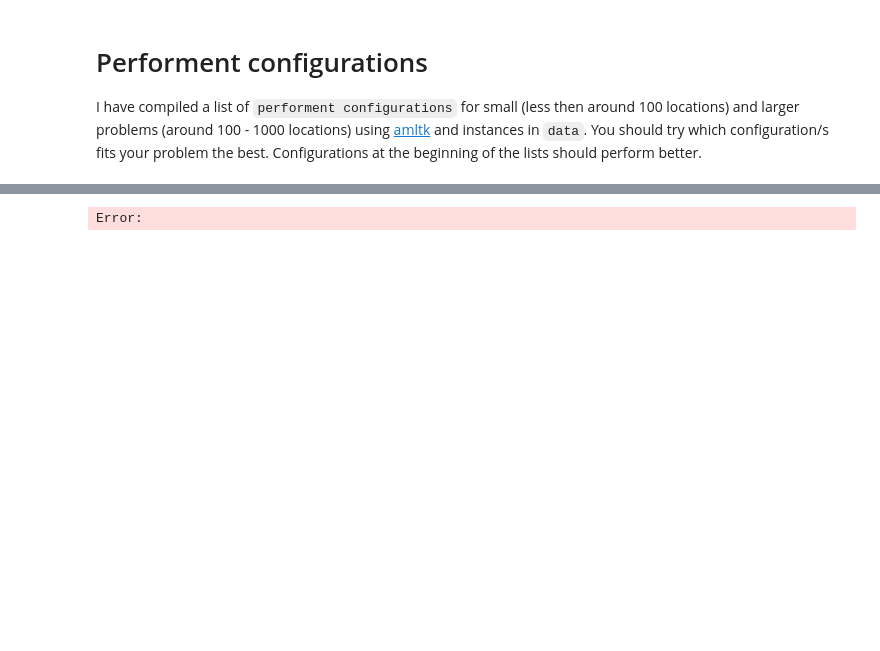
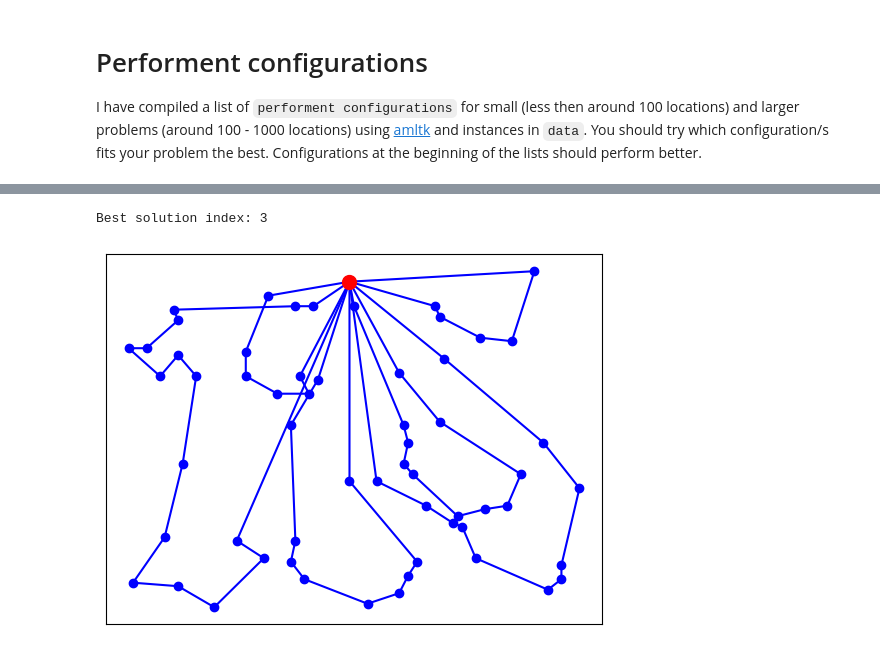
Before and after one commit to Karilli/CVRP-solver, a Jupyter notebook: usage.ipynb, the cells around one changed output, grey strips where cells are left out. Cells and saved outputs as stored; diff of their text form; code cells hidden in the pictures; blank space fills up the shorter version.

```diff
--- a/usage.ipynb
+++ b/usage.ipynb
@@ -92,23 +95,52 @@ Error:
-# %%
-N_WORKERS = 2
-SAMPLE_CONFIGS = [
-    config | {"TIME_LIMIT": 3*60, "SEED": seed}
-    for config in SMALL_CONFIGS[:3]
-    for seed in (0, 42)
-]  # You should try even more configurations
-
-
-def help(config):
-    return solve(distance_matrix, locations, demands, number_of_vehicles, vehicle_capacity, config)
-
-
-async def main(loop, n_workers):
-    executor = ProcessPoolExecutor(max_workers=n_workers)
-    return await asyncio.gather(*(loop.run_in_executor(executor, help, config) for config in SAMPLE_CONFIGS))
-
-
-loop = asyncio.get_event_loop()
-sol = min(loop.run_until_complete(main(loop, N_WORKERS)))
-plot([[0] + route + [0] for route in sol], locations)
-# %% [output]
-Error:
+# %%
+def solve_with_config(idx, config):
+    out = f"{OUT}_{idx}.json"
+    assert Popen(f"pypy3 ./main.py {IN} {out} '{config}'", shell=True).wait() == 0
+    with open(out, "r") as f:
+        routes = json.load(f)
+    score = total_traveled_distance(routes, distance_matrix)
+    return (score, idx, routes)
+
+
+async def main(loop, n_workers):
+    executor = ProcessPoolExecutor(max_workers=n_workers)
+    tasks = [
+        loop.run_in_executor(executor, solve_with_config, idx, config)
+        for idx, config in enumerate(SAMPLE_CONFIGS)
+    ]
+    return await asyncio.gather(*tasks)
+
+
+N_WORKERS = 2
+
+# You should try even more configurations and seeds.
+# You should also try a bit higher time limit for larger problems.
+SAMPLE_CONFIGS = [
+    config | {"TIME_LIMIT": 3*60, "SEED": seed}
+    for config in SMALL_CONFIGS[:5]
+    for seed in (0, 42)
+]
+
+TEMP = "./temp"
+IN = f"{TEMP}/cvrp_45.json"
+OUT = f"{TEMP}/cvrp_45_solution"
+PROBLEM = {
+    "Coordinates": locations,
+    "LocationDemands": demands,
+    "DistanceMatrix": distance_matrix,
+    "VehicleCapacity": vehicle_capacity,
+    "NumberOfVehicles": number_of_vehicles,
+    "GlobalBestTotalDistance": None
+}
+if not exists(TEMP):
+    mkdir(TEMP)
+with open(IN, "w") as f:
+    json.dump(PROBLEM, f)
+loop = asyncio.get_event_loop()
+score, idx, routes = min(loop.run_until_complete(main(loop, N_WORKERS)))
+print(f"Best solution index: {idx}")
+rmtree(TEMP)
+plot(routes, locations)
+# %% [output]
+Best solution index: 3
+[figure, added]
```
Also changed, not shown: parts of 9 cells of this notebook, 2 other files.
